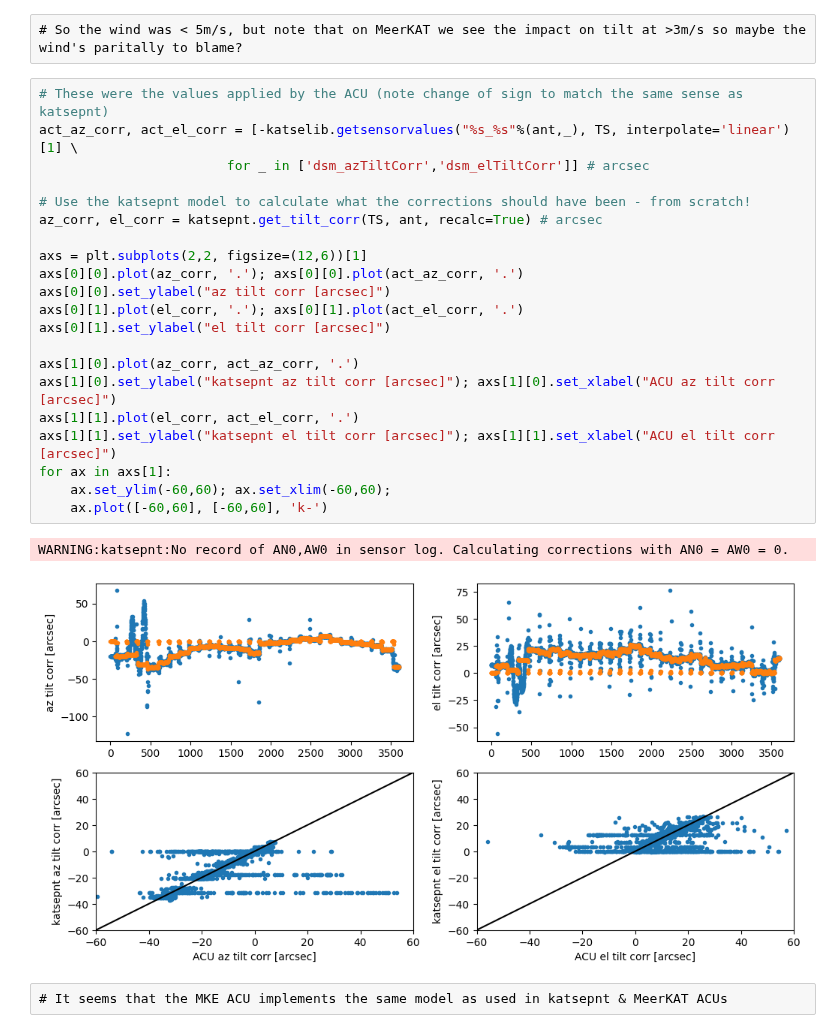
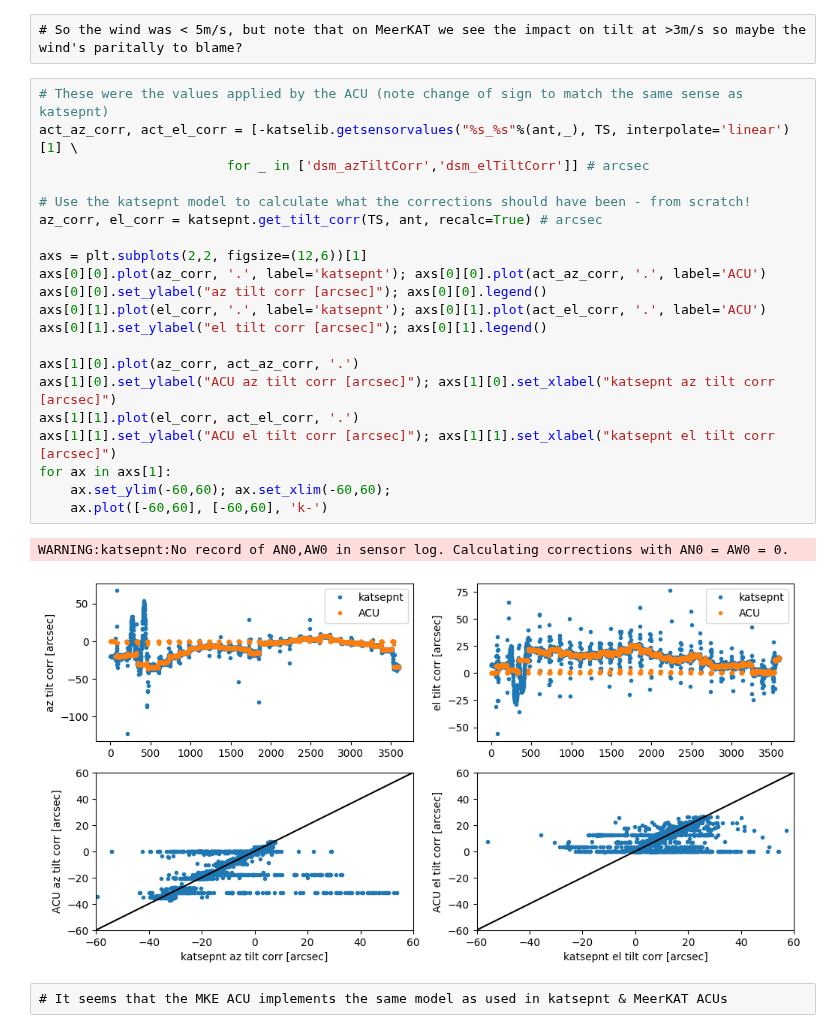
Before and after one commit to ska-sa/dvs, a Jupyter notebook: notebooks/Tiltmeter Demo.ipynb, the cells around one changed output. Cells and saved outputs as stored; diff of their text form.

Commit message:
Improved labels on figures

```diff
--- a/notebooks/Tiltmeter Demo.ipynb
+++ b/notebooks/Tiltmeter Demo.ipynb
@@ -320,27 +320,27 @@ axs[0].plot(TS, wgust, '.');
 # %%
 # These were the values applied by the ACU (note change of sign to match the same sense as katsepnt)
 act_az_corr, act_el_corr = [-katselib.getsensorvalues("%s_%s"%(ant,_), TS, interpolate='linear')[1] \
                         for _ in ['dsm_azTiltCorr','dsm_elTiltCorr']] # arcsec
 
 # Use the katsepnt model to calculate what the corrections should have been - from scratch!
 az_corr, el_corr = katsepnt.get_tilt_corr(TS, ant, recalc=True) # arcsec
 
 axs = plt.subplots(2,2, figsize=(12,6))[1]
-axs[0][0].plot(az_corr, '.'); axs[0][0].plot(act_az_corr, '.')
-axs[0][0].set_ylabel("az tilt corr [arcsec]")
-axs[0][1].plot(el_corr, '.'); axs[0][1].plot(act_el_corr, '.')
-axs[0][1].set_ylabel("el tilt corr [arcsec]")
+axs[0][0].plot(az_corr, '.', label='katsepnt'); axs[0][0].plot(act_az_corr, '.', label='ACU')
+axs[0][0].set_ylabel("az tilt corr [arcsec]"); axs[0][0].legend()
+axs[0][1].plot(el_corr, '.', label='katsepnt'); axs[0][1].plot(act_el_corr, '.', label='ACU')
+axs[0][1].set_ylabel("el tilt corr [arcsec]"); axs[0][1].legend()
 
 axs[1][0].plot(az_corr, act_az_corr, '.')
-axs[1][0].set_ylabel("katsepnt az tilt corr [arcsec]"); axs[1][0].set_xlabel("ACU az tilt corr [arcsec]")
+axs[1][0].set_ylabel("ACU az tilt corr [arcsec]"); axs[1][0].set_xlabel("katsepnt az tilt corr [arcsec]")
 axs[1][1].plot(el_corr, act_el_corr, '.')
-axs[1][1].set_ylabel("katsepnt el tilt corr [arcsec]"); axs[1][1].set_xlabel("ACU el tilt corr [arcsec]")
+axs[1][1].set_ylabel("ACU el tilt corr [arcsec]"); axs[1][1].set_xlabel("katsepnt el tilt corr [arcsec]")
 for ax in axs[1]:
     ax.set_ylim(-60,60); ax.set_xlim(-60,60);
     ax.plot([-60,60], [-60,60], 'k-')
 # %% [output]
 WARNING:katsepnt:No record of AN0,AW0 in sensor log. Calculating corrections with AN0 = AW0 = 0.
-[figure, old version]
+[figure, new version]
 # %% [raw]
 # It seems that the MKE ACU implements the same model as used in katsepnt & MeerKAT ACUs
 # %%
```
Also changed, not shown: parts of 9 cells of this notebook.
